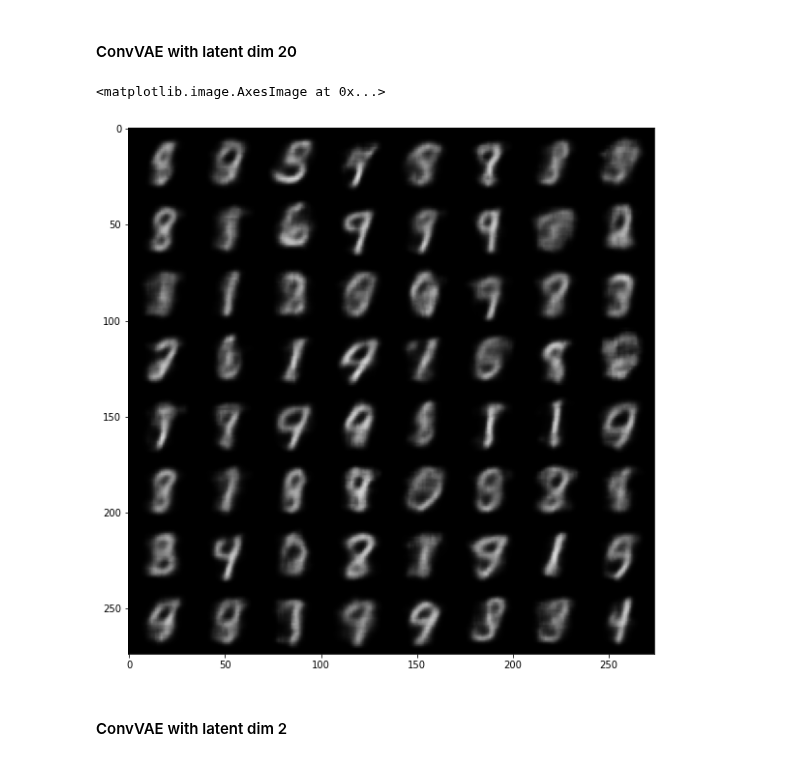
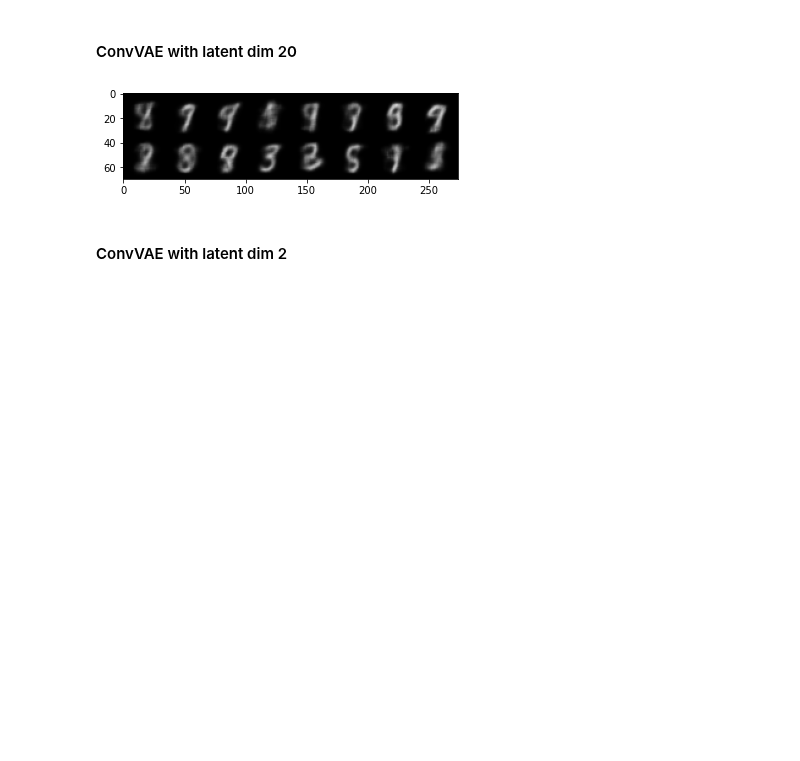
Before and after one commit to probml/probml-notebooks, a Jupyter notebook: notebooks/vae_mnist_conv_lightning.ipynb, the cells around one changed output. Saved outputs shown, nothing was run; the diff lists cells and outputs as text; code cells hidden in the pictures; blank space fills up the shorter version.

```diff
--- a/notebooks/vae_mnist_conv_lightning.ipynb
+++ b/notebooks/vae_mnist_conv_lightning.ipynb
@@ -49,7 +67,8 @@ batch = next(iter(vis_data))
 m = ConvVAE((1, 28, 28), encoder_conv_filters=[28,64,64], decoder_conv_t_filters=[64,28,1], latent_dim=20, kl_coeff=5)
 m2 = ConvVAE((1, 28, 28), encoder_conv_filters=[28,64,64], decoder_conv_t_filters=[64,28,1], latent_dim=2, kl_coeff=5)
 # %%
-m.load_state_dict(torch.load("vae-mnist-conv.ckpt"))
+
+m.load_state_dict(torch.load("vae-mnist-conv-latent-dim-20.ckpt"))
 m2.load_state_dict(torch.load("vae-mnist-conv-latent-dim-2.ckpt"))
 # %% [output]
 <All keys matched successfully>
@@ -115,14 +145,14 @@ We sample $z \sim TN(0,1)$ form a truncated normal distribution with a threshold
 # %%
 def decoder(z):
   return m.vae.decode(z)
 
-plt.figure(figsize=(10,10))
-# Where 5 is the truncation threshold for our truncated normal distribution we are sampling from
-imgs= get_random_samples(decoder, 5)
+plt.figure()
+#imgs= get_random_samples(decoder, truncation_threshold=5)
+imgs= get_random_samples(decoder, truncation_threshold=5, num_images_per_row=8, num_images=16)
 plt.imshow(imgs)
+plt.savefig('../figures/vae_mnist_conv_20d_samples.pdf')
 # %% [output]
-<matplotlib.image.AxesImage at 0x...>
-[figure, old version]
+[figure, new version]
 # %% [markdown]
 #### ConvVAE with latent dim 2
 # %%
```
Also changed, not shown: parts of 17 cells of this notebook.
